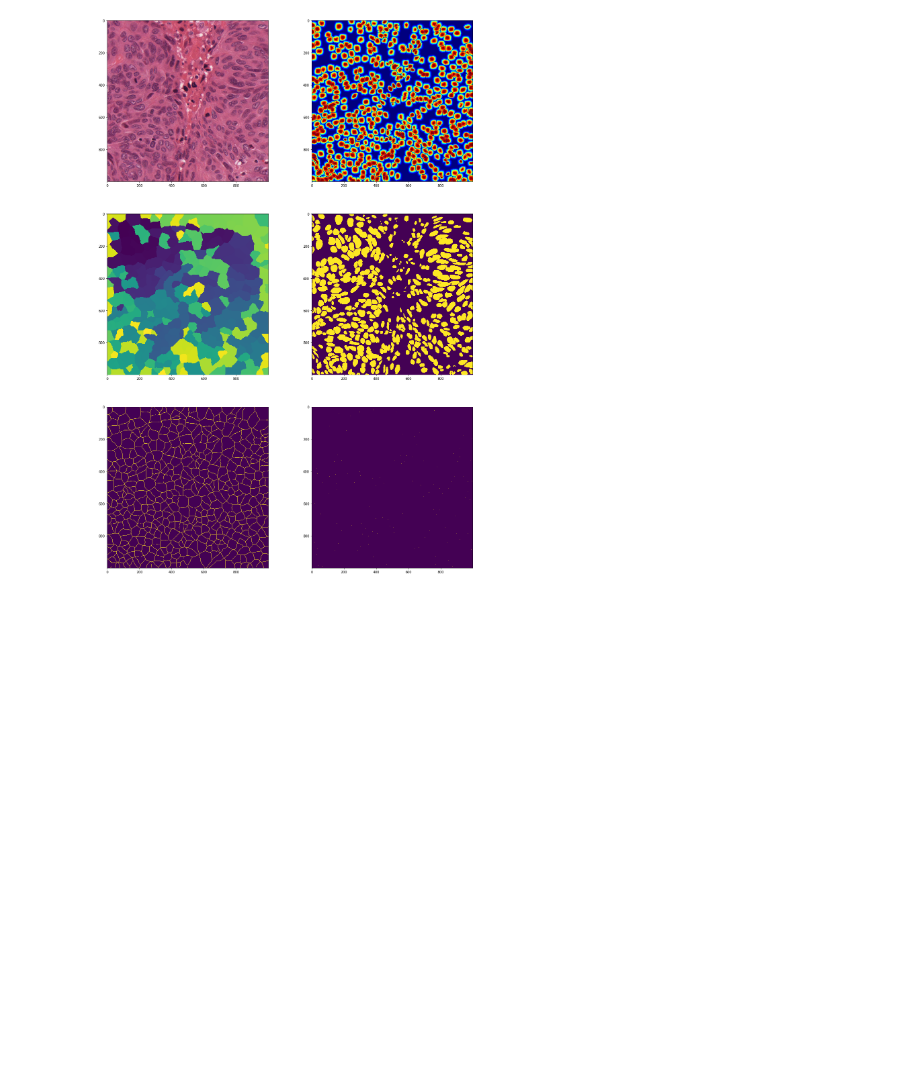
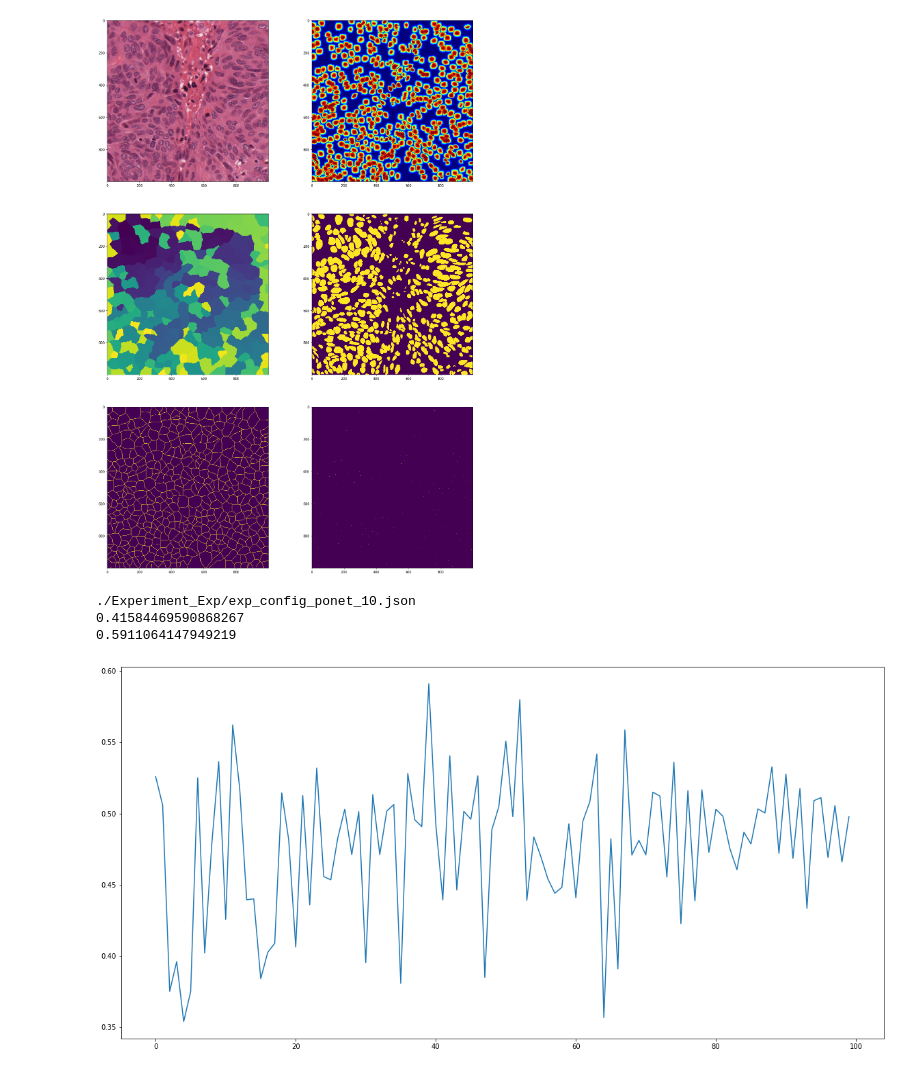
Before and after one commit to CJLee94/Point-Supervised-Segmentation, a Jupyter notebook: Util_Experiments.ipynb, the cells around one changed output. Drawn from its saved outputs; the diff is of its cells as text; code cells hidden in the pictures; blank space fills up the shorter version.

Commit message:
test the new models

```diff
--- a/Util_Experiments.ipynb
+++ b/Util_Experiments.ipynb
@@ -682,3 +682,31 @@ axes[1,1].imshow(test_mask)
 # %% [output]
 <matplotlib.image.AxesImage at 0x...>
 [figure]
+# %%
+from haven import haven_utils as hu
+import glob,os
+import matplotlib.pyplot as plt
+import numpy as np
+%matplotlib inline
+
+plt.figure(figsize=(20,10))
+for idx,exp_file in enumerate(glob.glob("./Experiment_Exp/*")):
+    exp_dict = hu.load_json(exp_file)
+    exp_hash = hu.hash_dict(exp_dict)
+    score_list = hu.load_pkl(os.path.join("./Result",exp_hash,"score_list.pkl"))
+    val_score = []
+    for content in score_list:
+        val_score.append(content["val_score"])
+    if idx==8:
+        print(exp_file)
+        print(hu.load_pkl(os.path.join("./Result",exp_hash,"test_iou.pkl"))["test_iou"])
+        plt.plot(val_score)
+        print(np.max(val_score))
+#     print(exp_file)
+#     print(np.argmax(val_score))
+# plt.ylim([0,0.7])
+# %% [output]
+./Experiment_Exp/exp_config_ponet_10.json
+0.41584469590868267
+0.5911064147949219
+[figure, added]
```
